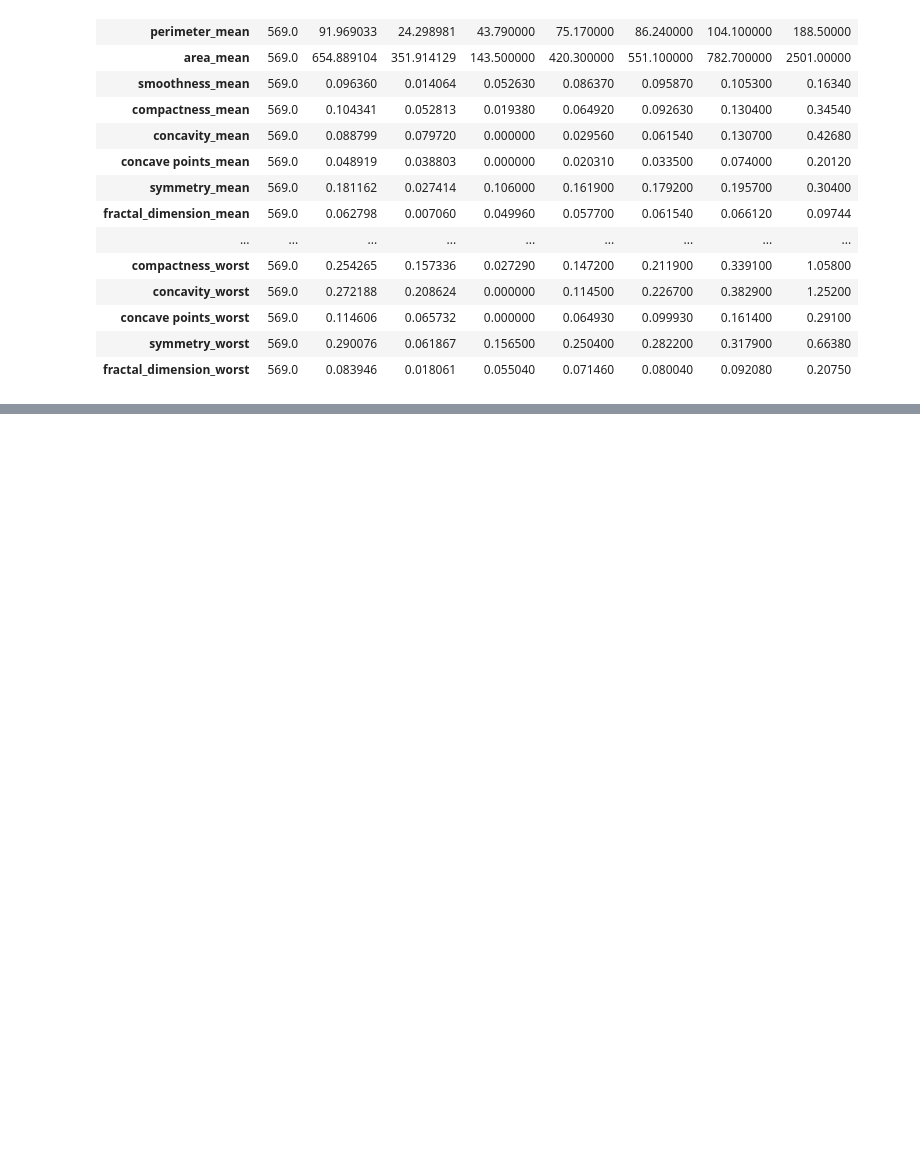
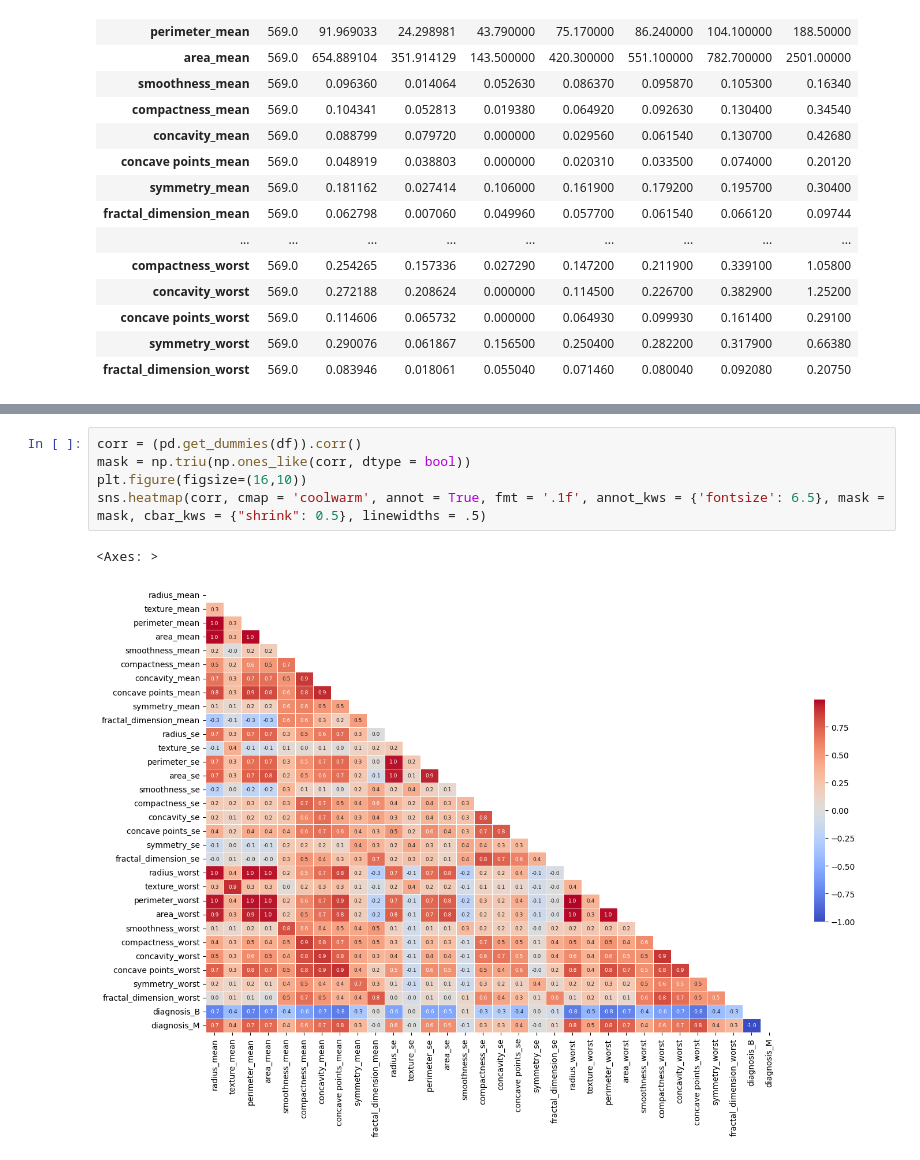
Before and after one commit to abjodas/Breast-Cancer-Prediction-Model, a Jupyter notebook: BreastCancerPrediction.ipynb, the cells around one changed output, grey strips where cells are left out. Cells and saved outputs as stored; diff of their text form; blank space fills up the shorter version.

```diff
--- a/BreastCancerPrediction.ipynb
+++ b/BreastCancerPrediction.ipynb
@@ -80,0 +139,8 @@ df.describe().T
+# %%
+corr = (pd.get_dummies(df)).corr()
+mask = np.triu(np.ones_like(corr, dtype = bool))
+plt.figure(figsize=(16,10))
+sns.heatmap(corr, cmap = 'coolwarm', annot = True, fmt = '.1f', annot_kws = {'fontsize': 6.5}, mask = mask, cbar_kws = {"shrink": 0.5}, linewidths = .5)
+# %% [output]
+<Axes: >
+[figure, added]
```
Also changed, not shown: parts of 11 cells of this notebook.
